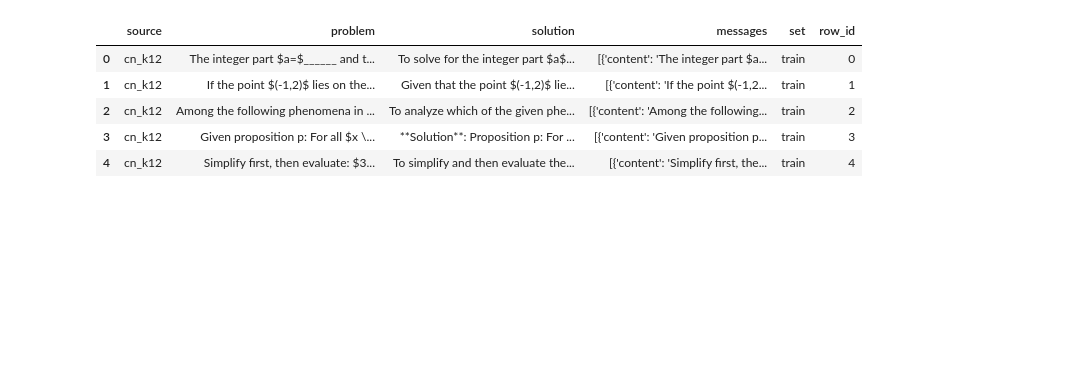
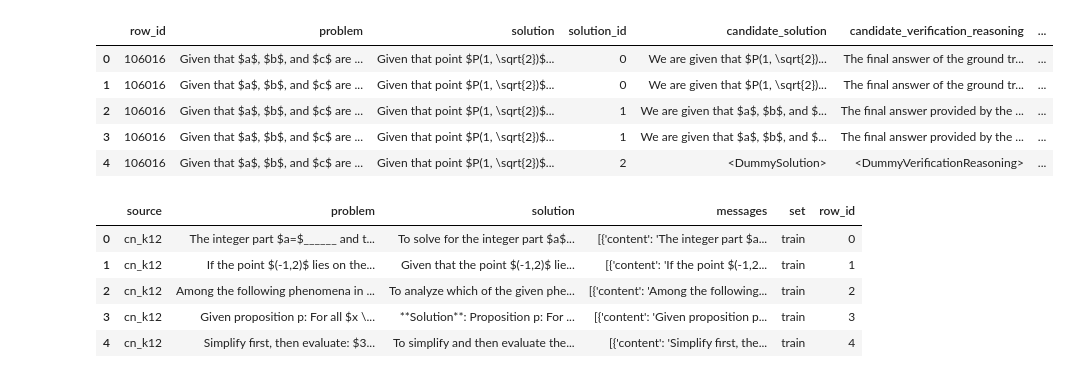
Before and after one commit to sasilver75/cohere-reasoning-v5, a Jupyter notebook: scratch.ipynb, the cells around one changed output. Cells and saved outputs as stored; diff of their text form; code cells hidden in the pictures; blank space fills up the shorter version.

```diff
--- a/scratch.ipynb
+++ b/scratch.ipynb
@@ -11,3 +3,13 @@ import pandas as pd
+# %%
+df = pd.read_csv("datasets/derived/interesting_problems_completed.csv")
+df.head()
+# %% [output]
+|  | row_id | problem | solution | solution_id | candidate_solution | candidate_verification_reasoning | ... |
+| 0 | 106016 | Given that $a$, $b$, and $c$ are ... | Given that point $P(1, \sqrt{2})$... | 0 | We are given that $P(1, \sqrt{2})... | The final answer of the ground tr... | ... |
+| 1 | 106016 | Given that $a$, $b$, and $c$ are ... | Given that point $P(1, \sqrt{2})$... | 0 | We are given that $P(1, \sqrt{2})... | The final answer of the ground tr... | ... |
+| 2 | 106016 | Given that $a$, $b$, and $c$ are ... | Given that point $P(1, \sqrt{2})$... | 1 | We are given that $a$, $b$, and $... | The final answer provided by the ... | ... |
+| 3 | 106016 | Given that $a$, $b$, and $c$ are ... | Given that point $P(1, \sqrt{2})$... | 1 | We are given that $a$, $b$, and $... | The final answer provided by the ... | ... |
+| 4 | 106016 | Given that $a$, $b$, and $c$ are ... | Given that point $P(1, \sqrt{2})$... | 2 | <DummySolution> | <DummyVerificationReasoning> | ... |
 # %%
 df = pd.read_csv("datasets/original/cn_k12_math_problems.csv")
 df.head()
```
Also changed, not shown: parts of 1 cell of this notebook, 7 other files.
